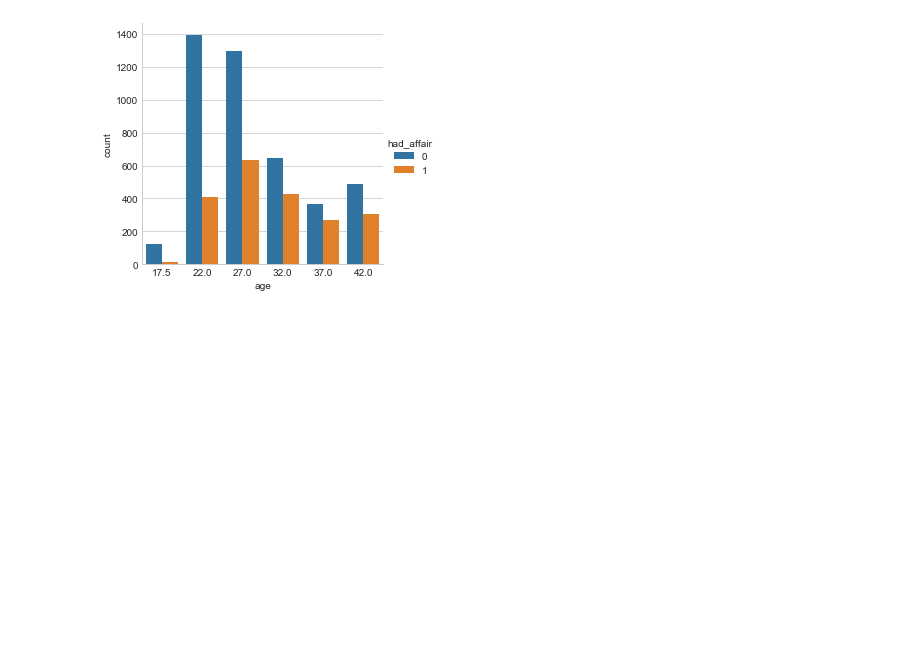
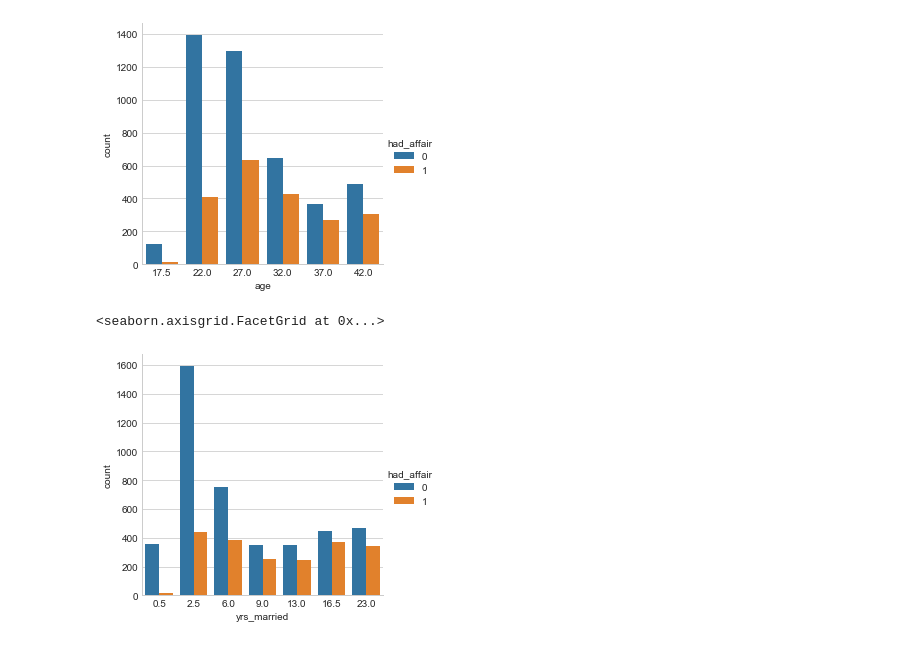
Before and after one commit to rh2835/machine_learning, a Jupyter notebook: supervised learning-logistic regression.ipynb, the cells around one changed output. Cells and saved outputs as stored; diff of their text form; code cells hidden in the pictures; blank space fills up the shorter version.

Commit message:
factorplot for years married with had_affair hue

```diff
--- a/supervised learning-logistic regression.ipynb
+++ b/supervised learning-logistic regression.ipynb
@@ -75,3 +75,9 @@ sns.factorplot('age',data=df,hue='had_affair',kind="count")
 [figure]
 # %%
 #high probability of affair around 27
+# %%
+#factorplot of years married with had_affair hue
+sns.factorplot('yrs_married',data=df,hue='had_affair',kind="count")
+# %% [output]
+<seaborn.axisgrid.FacetGrid at 0x...>
+[figure, added]
```
Also changed, not shown: parts of 1 cell of this notebook.
